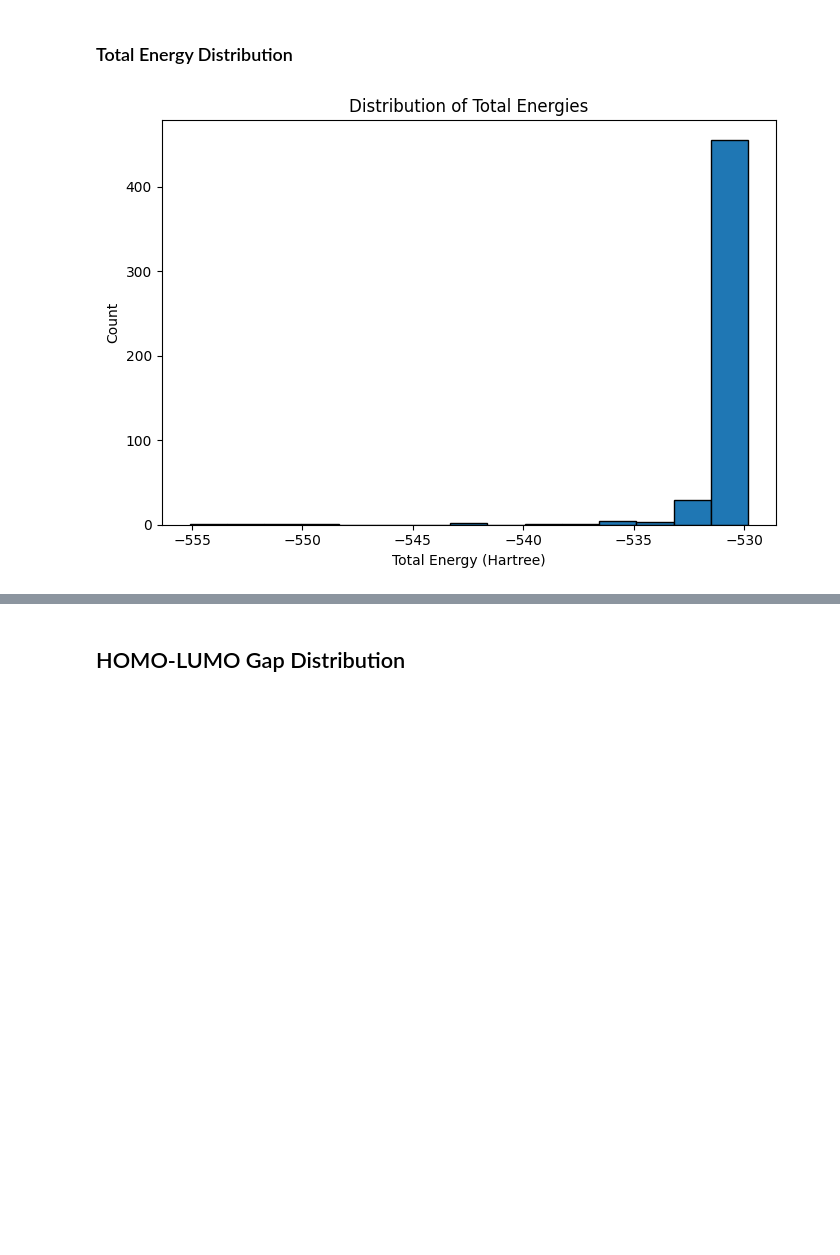
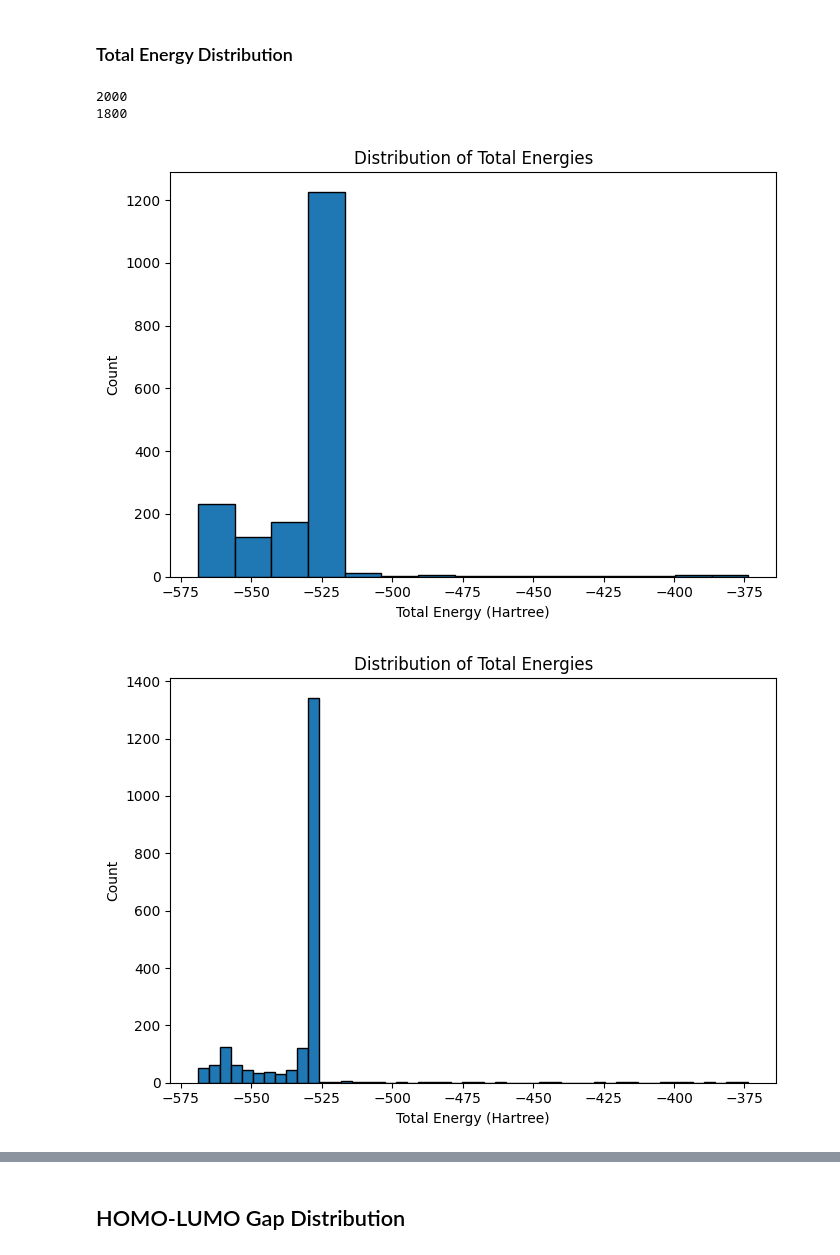
Before and after one commit to kaylajrox/pyscf-active-site-initial-tests, a Jupyter notebook: water-statistical-analysis.ipynb, the cells around one changed output, grey strips where cells are left out. Saved outputs shown, nothing was run; the diff lists cells and outputs as text; code cells hidden in the pictures; blank space fills up the shorter version.

```diff
--- a/water-statistical-analysis.ipynb
+++ b/water-statistical-analysis.ipynb
@@ -532,7 +540,7 @@ This section constructs the dataset by loading generated results from pyscf calc
 # %% [markdown]
 ### Change CSV for every new pyscf analysis run to do separate analysis
 # %%
-csv_file = "water_sampling_results/water_sampling_results_2026-05-01_20-54-21.csv"
+csv_file = "water_sampling_results/water_sampling_results_2026-05-02_00-35-22.csv"
 # %%
 
 df = pd.read_csv(csv_file)
@@ -612,15 +620,36 @@ This allows us to identify whether solvent proximity systematically influences e
 # %%
 # =========================
 # 2. TOTAL ENERGY DISTRIBUTION
 # =========================
 
+min_energy_start = 0
+max_energy_end = -200
+
+print(len(df_clean["total_energy_hartree"]))
+print(len(df_clean["total_energy_hartree"][min_energy_start:max_energy_end]))
+
+
 plt.figure(figsize=(7, 5))
-plt.hist(df_clean["total_energy_hartree"], bins=15, edgecolor="black")
+#plt.hist(df_clean["total_energy_hartree"], bins=15, edgecolor="black")
+plt.hist(df_clean["total_energy_hartree"][min_energy_start:max_energy_end], bins=15, edgecolor="black")
 plt.xlabel("Total Energy (Hartree)")
 plt.ylabel("Count")
 plt.title("Distribution of Total Energies")
 plt.tight_layout()
 plt.savefig(plot_dir / "energy_distribution.png", dpi=300)
 plt.show()
+
+plt.figure(figsize=(7, 5))
+plt.hist(df_clean["total_energy_hartree"], bins=50, edgecolor="black")
+#plt.hist(df_clean["total_energy_hartree"][min_energy_start:max_energy_end], bins=15, edgecolor="black")
+plt.xlabel("Total Energy (Hartree)")
+plt.ylabel("Count")
+plt.title("Distribution of Total Energies")
+plt.tight_layout()
+plt.savefig(plot_dir / "energy_distribution.png", dpi=300)
+plt.show()
 # %% [output]
+2000
+1800
-[figure, old version]
+[figure, new version]
+[figure, added]
```
Also changed, not shown: parts of 30 cells of this notebook.
